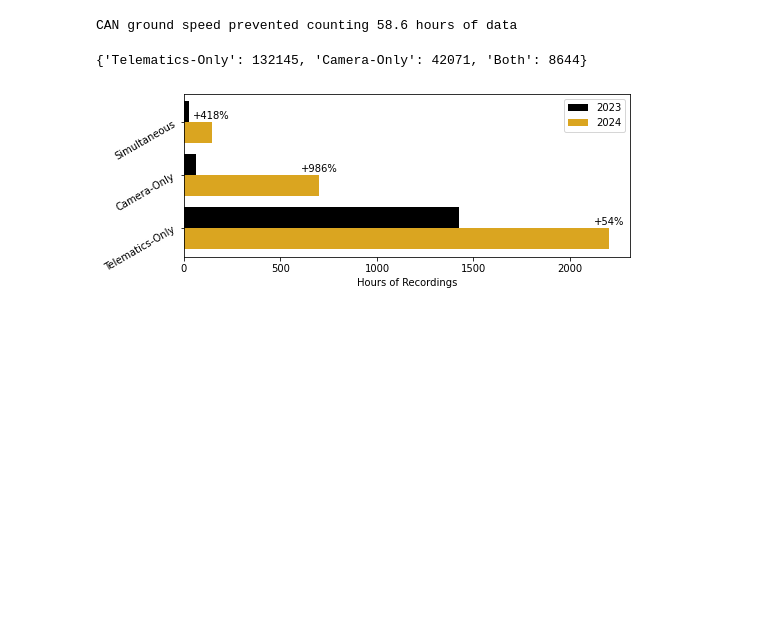
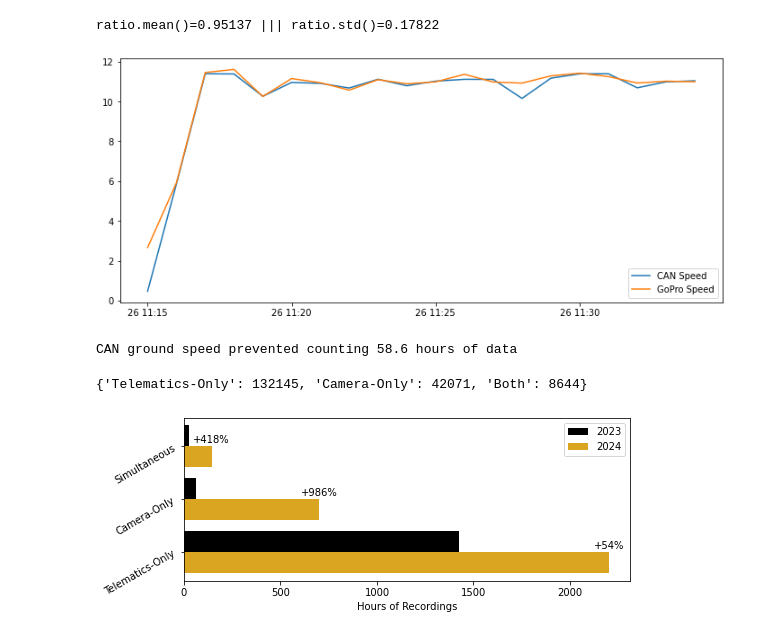
Before and after one commit to tjwieg/MS_thesis, a Jupyter notebook: plots/unify_gps24.ipynb, the cells around one changed output. Cells and saved outputs as stored; diff of their text form; code cells hidden in the pictures; blank space fills up the shorter version.

```diff
--- a/plots/unify_gps24.ipynb
+++ b/plots/unify_gps24.ipynb
@@ -378,0 +687,20 @@ plt.show()
+# %%
+speeds = {}
+for i in range(1, len(output)):
+    speed = output["distance"].iloc[i]
+    dt = output["time"].iloc[i]
+
+    if stamp(dt) not in speeds:
+        speeds[stamp(dt)] = (speed, 1)
+    else:
+        speeds[stamp(dt)] = roll_avg(
+            speeds[stamp(dt)],
+            speed
+        )
+
+# print the first few, just to get a look at them
+s, i = enumerate(speeds), 0
+while i < 10:
+    st = next(s)[1]
+    print(f"{st}: {speeds[st][0]:0.2f} m/s")
+    i+=1
@@ -379,3 +718,31 @@ plt.show()
+# %%
+x = []
+c_speeds = []
+g_speeds = []
+
+for st in speeds:
+    if st in c_data["Tractor03"]["speed"]:
+        time = unstamp(st)
+        if time < datetime.datetime(2024,8,26, 11, 35):
+            x.append(time)
+            c_speeds.append(c_data["Tractor03"]["speed"][st][0]/2.25)
+            g_speeds.append(speeds[st][0])
+        else:
+            break
+
+c_speeds = np.array(c_speeds)
+g_speeds = np.array(g_speeds)
+
+plt.figure(figsize=(12,5))
+plt.plot(x, c_speeds, label="CAN Speed")
+plt.plot(x, g_speeds, label="GoPro Speed")
+plt.legend()
+
+ratio = c_speeds/g_speeds
+print(f"{ratio.mean()=:02.5} ||| {ratio.std()=:02.5}")
+# %% [output]
+ratio.mean()=0.95137 ||| ratio.std()=0.17822
+[figure, added]
 # %%
 minutes = {
     "Telematics-Only": 0,
```
Also changed, not shown: parts of 16 cells of this notebook, 10 other files.
